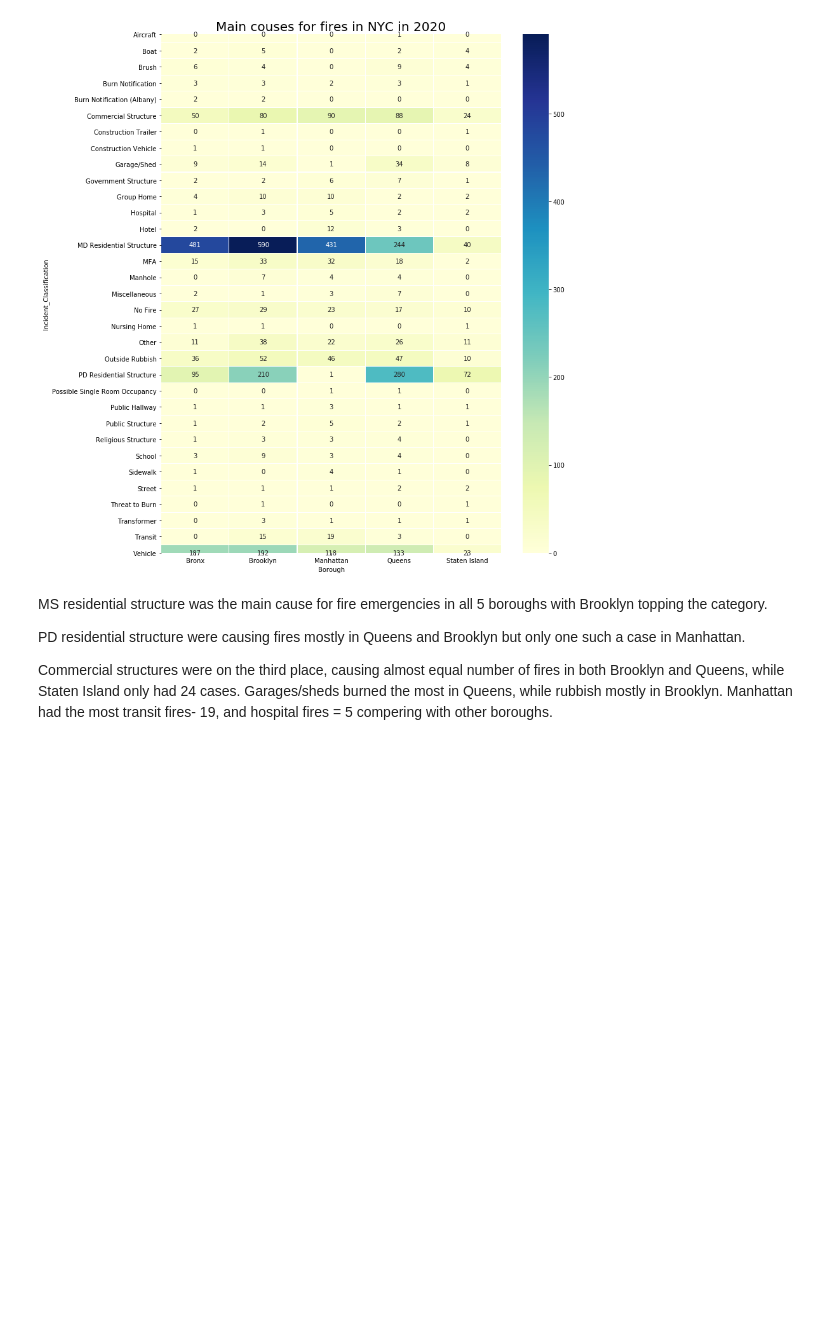
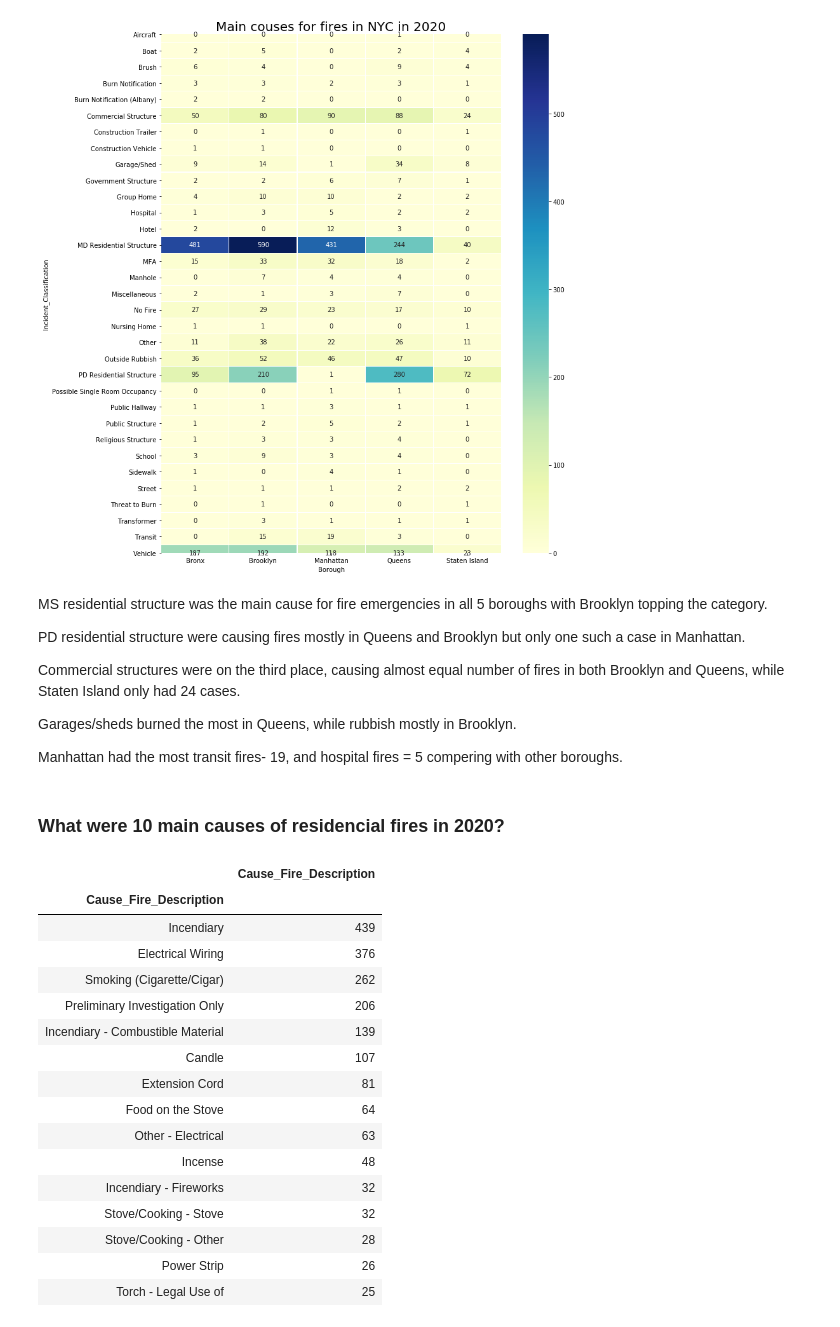
Before and after one commit to molinexx/Data-analysis-with-Python, a Jupyter notebook: NYC Fire data.ipynb, the cells around one changed output. Saved outputs shown, nothing was run; the diff lists cells and outputs as text; code cells hidden in the pictures; blank space fills up the shorter version.

Commit message:
more groupby analisis

```diff
--- a/NYC Fire data.ipynb
+++ b/NYC Fire data.ipynb
@@ -188,4 +188,9 @@ MS residential structure was the main cause for fire emergencies in all 5 boroug
 PD residential structure were causing fires mostly in Queens and Brooklyn but only one such a case in Manhattan.
 
 Commercial structures were on the third place, causing almost equal number of fires in both Brooklyn and Queens, while Staten Island only had 24 cases.
-Garages/sheds burned the most in Queens, while rubbish mostly in Brooklyn. Manhattan had the most transit fires- 19, and hospital fires = 5 compering with other boroughs.
+
+Garages/sheds burned the most in Queens, while rubbish mostly in Brooklyn.
+
+Manhattan had the most transit fires- 19, and hospital fires = 5 compering with other boroughs.
+# %% [markdown]
+### What were 10 main causes of residencial fires in 2020?
@@ -191,0 +199,20 @@ Garages/sheds burned the most in Queens, while rubbish mostly in Brooklyn. Manha
+# %%
+fire_residencial_2020.groupby("Cause_Fire_Description").agg({"Cause_Fire_Description":"count"}).nlargest(15, "Cause_Fire_Description")
+# %% [output]
+|  | Cause_Fire_Description |
+| Cause_Fire_Description |  |
+| Incendiary | 439 |
+| Electrical Wiring | 376 |
+| Smoking (Cigarette/Cigar) | 262 |
+| Preliminary Investigation Only | 206 |
+| Incendiary - Combustible Material | 139 |
+| Candle | 107 |
+| Extension Cord | 81 |
+| Food on the Stove | 64 |
+| Other - Electrical | 63 |
+| Incense | 48 |
+| Incendiary - Fireworks | 32 |
+| Stove/Cooking - Stove | 32 |
+| Stove/Cooking - Other | 28 |
+| Power Strip | 26 |
+| Torch - Legal Use of | 25 |
```
Also changed, not shown: parts of 5 cells of this notebook.
